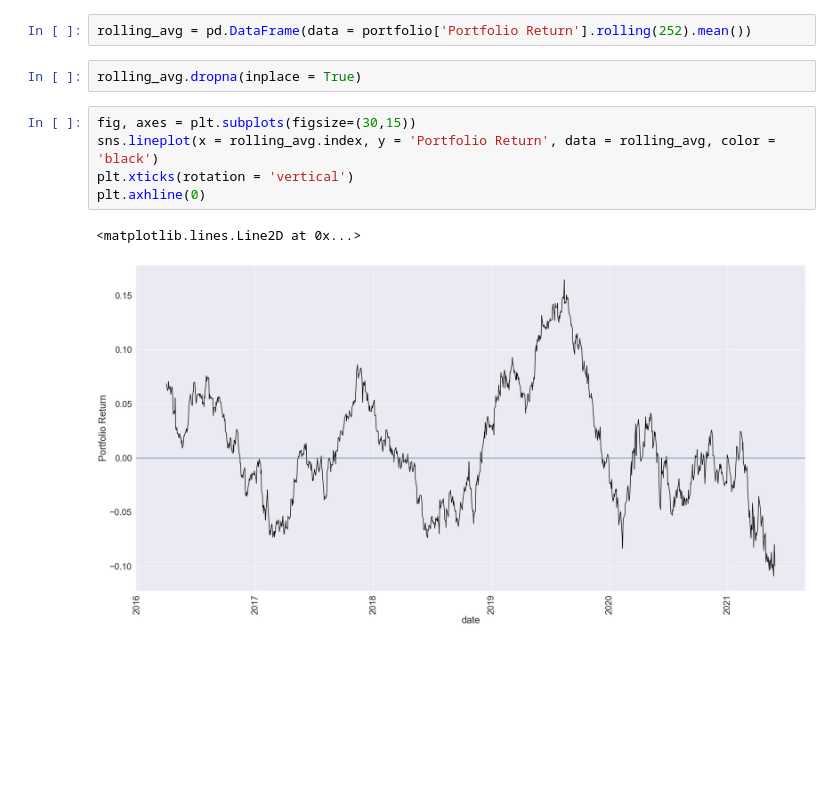
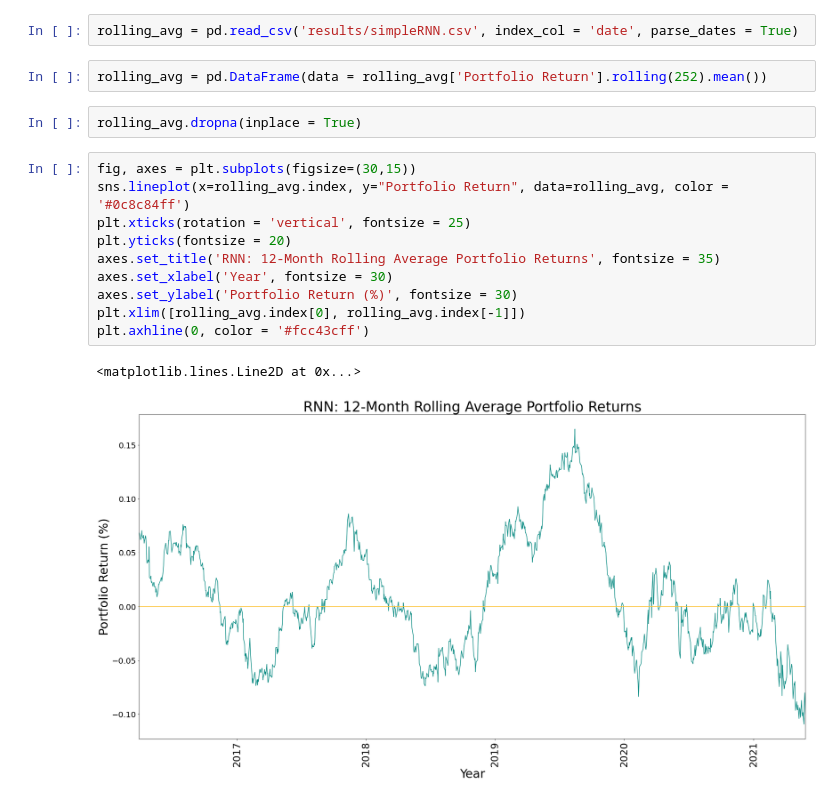
Before and after one commit to jeremylee73/differential-capital, a Jupyter notebook: Integrated Model-RNN.ipynb, the cells around one changed output. Drawn from its saved outputs; the diff is of its cells as text; blank space fills up the shorter version.

Commit message:
formatted rnn results

```diff
--- a/Integrated Model-RNN.ipynb
+++ b/Integrated Model-RNN.ipynb
@@ -323,15 +323,22 @@ avg_return = portfolio['Portfolio Return'].mean()
 print(f'Average return is {avg_return:.2f} %')
 # %% [output]
 Average return is -0.00 %
+# %%
+rolling_avg = pd.read_csv('results/simpleRNN.csv', index_col = 'date', parse_dates = True)
 # %%
-rolling_avg = pd.DataFrame(data = portfolio['Portfolio Return'].rolling(252).mean())
+rolling_avg = pd.DataFrame(data = rolling_avg['Portfolio Return'].rolling(252).mean())
 # %%
 rolling_avg.dropna(inplace = True)
 # %%
 fig, axes = plt.subplots(figsize=(30,15))
-sns.lineplot(x = rolling_avg.index, y = 'Portfolio Return', data = rolling_avg, color = 'black')
-plt.xticks(rotation = 'vertical')
-plt.axhline(0)
+sns.lineplot(x=rolling_avg.index, y="Portfolio Return", data=rolling_avg, color = '#0c8c84ff')
+plt.xticks(rotation = 'vertical', fontsize = 25)
+plt.yticks(fontsize = 20)
+axes.set_title('RNN: 12-Month Rolling Average Portfolio Returns', fontsize = 35)
+axes.set_xlabel('Year', fontsize = 30)
+axes.set_ylabel('Portfolio Return (%)', fontsize = 30)
+plt.xlim([rolling_avg.index[0], rolling_avg.index[-1]])
+plt.axhline(0, color = '#fcc43cff')
 # %% [output]
 <matplotlib.lines.Line2D at 0x...>
-[figure, old version]
+[figure, new version]
```
